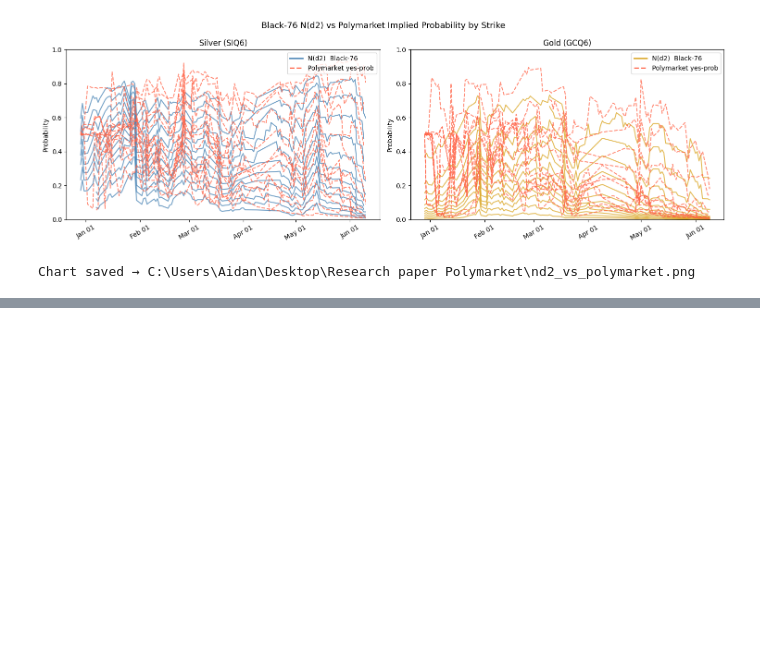
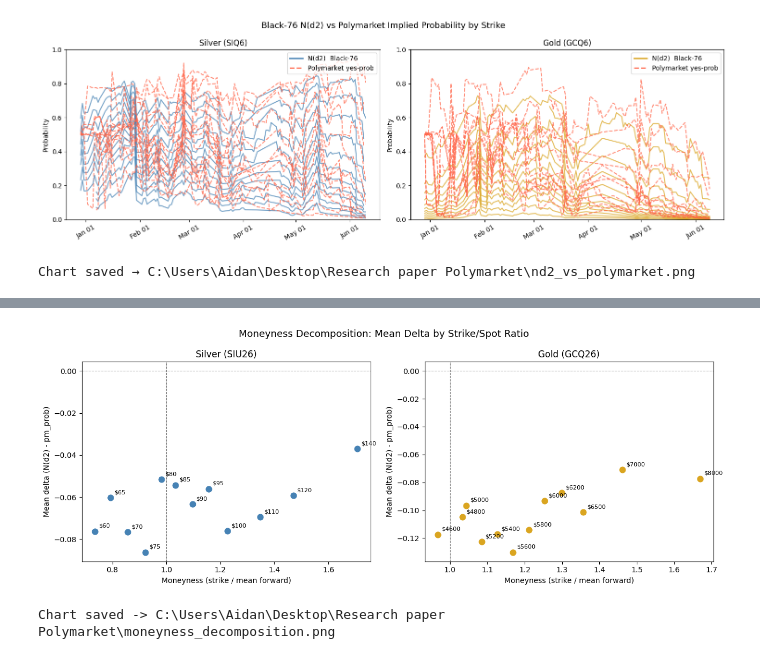
Before and after one commit to AidanCarp/polymarket-options-research, a Jupyter notebook: Jupyternotebook.ipynb, the cells around one changed output, grey strips where cells are left out. Saved outputs shown, nothing was run; the diff lists cells and outputs as text; code cells hidden in the pictures; blank space fills up the shorter version.

```diff
--- a/Jupyternotebook.ipynb
+++ b/Jupyternotebook.ipynb
@@ -903,0 +908,51 @@ Chart saved → C:\Users\Aidan\Desktop\Research paper Polymarket\nd2_vs_polymark
+# %%
+# -- Moneyness decomposition: mean delta vs strike/spot ratio --------------------
+# Per-strike mean delta against moneyness (strike / mean forward price), to see
+# whether the N(d2) vs Polymarket divergence depends on how far ITM/OTM the
+# strike is rather than being uniform across the chain.
+if "delta" not in merged.columns:
+    merged["delta"] = merged["nd2"] - merged["pm_prob"]
+
+moneyness_rows = []
+for und, grp in merged.groupby("underlying"):
+    for strike, sub in grp.groupby("strike"):
+        moneyness_rows.append({
+            "underlying": und,
+            "strike":     strike,
+            "moneyness":  strike / sub["F"].mean(),
+            "mean_delta": sub["delta"].mean(),
+            "n":          len(sub),
+        })
+moneyness_df = pd.DataFrame(moneyness_rows)
+
+fig, axes = plt.subplots(1, 2, figsize=(13, 5), sharey=False)
+configs = [
+    ("SI", axes[0], "steelblue", "Silver (SIU26)"),
+    ("GC", axes[1], "goldenrod", "Gold (GCQ26)"),
+]
+
+for label, ax, color, title in configs:
+    sub = moneyness_df[moneyness_df["underlying"] == label].sort_values("moneyness")
+    ax.scatter(sub["moneyness"], sub["mean_delta"], color=color, s=60, zorder=3)
+    for _, r in sub.iterrows():
+        ax.annotate(
+            f"${r['strike']:.0f}",
+            (r["moneyness"], r["mean_delta"]),
+            textcoords="offset points", xytext=(5, 5), fontsize=8,
+        )
+    ax.axhline(0, color="gray", lw=0.8, ls="--")
+    ax.axvline(1, color="gray", lw=0.8, ls="--")
+    ax.set_title(title, fontsize=12)
+    ax.set_xlabel("Moneyness (strike / mean forward)")
+    ax.set_ylabel("Mean delta (N(d2) - pm_prob)")
+
+plt.suptitle("Moneyness Decomposition: Mean Delta by Strike/Spot Ratio", fontsize=13)
+plt.tight_layout()
+
+fig_path = os.path.join(DATA_DIR, "moneyness_decomposition.png")
+plt.savefig(fig_path, dpi=150, bbox_inches="tight")
+plt.show()
+print(f"Chart saved -> {fig_path}")
+# %% [output]
+[figure, added]
+Chart saved -> C:\Users\Aidan\Desktop\Research paper Polymarket\moneyness_decomposition.png
```
Also changed, not shown: parts of 1 cell of this notebook, 1 other file.
